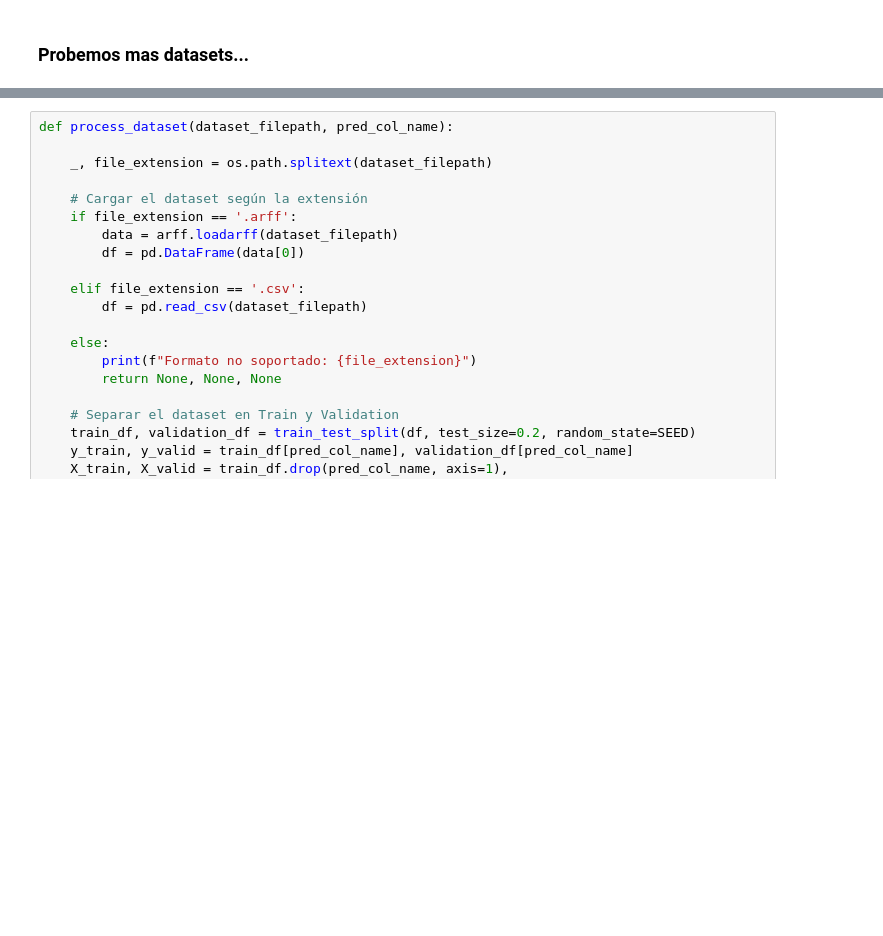
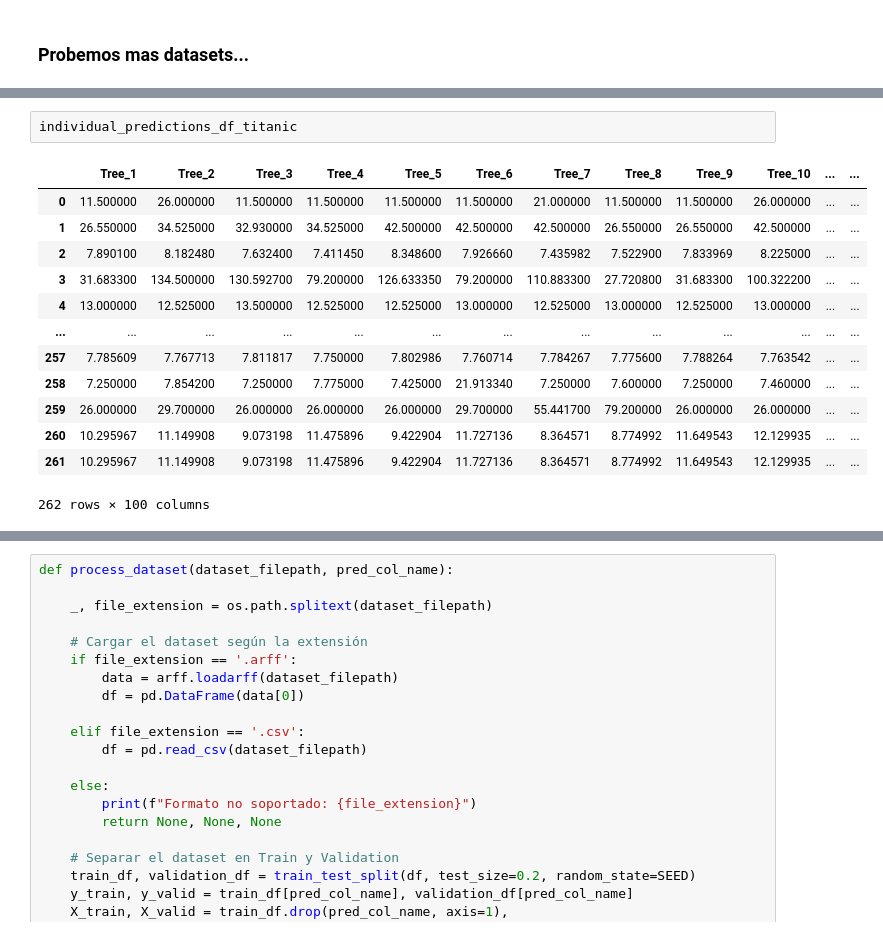
Before and after one commit to fedeegiorgi/proyecto-final, a Jupyter notebook: src/distribucion/analisis_distribucion.ipynb, the cells around one changed output, grey strips where cells are left out. Drawn from its saved outputs; the diff is of its cells as text; blank space fills up the shorter version.

```diff
--- a/src/distribucion/analisis_distribucion.ipynb
+++ b/src/distribucion/analisis_distribucion.ipynb
@@ -458,0 +523,16 @@ plt.show()
+# %%
+individual_predictions_df_titanic
+# %% [output]
+|  | Tree_1 | Tree_2 | Tree_3 | Tree_4 | Tree_5 | Tree_6 | Tree_7 | Tree_8 | Tree_9 | Tree_10 | ... | ... |
+| 0 | 11.500000 | 26.000000 | 11.500000 | 11.500000 | 11.500000 | 11.500000 | 21.000000 | 11.500000 | 11.500000 | 26.000000 | ... | ... |
+| 1 | 26.550000 | 34.525000 | 32.930000 | 34.525000 | 42.500000 | 42.500000 | 42.500000 | 26.550000 | 26.550000 | 42.500000 | ... | ... |
+| 2 | 7.890100 | 8.182480 | 7.632400 | 7.411450 | 8.348600 | 7.926660 | 7.435982 | 7.522900 | 7.833969 | 8.225000 | ... | ... |
+| 3 | 31.683300 | 134.500000 | 130.592700 | 79.200000 | 126.633350 | 79.200000 | 110.883300 | 27.720800 | 31.683300 | 100.322200 | ... | ... |
+| 4 | 13.000000 | 12.525000 | 13.500000 | 12.525000 | 12.525000 | 13.000000 | 12.525000 | 13.000000 | 12.525000 | 13.000000 | ... | ... |
+| ... | ... | ... | ... | ... | ... | ... | ... | ... | ... | ... | ... | ... |
+| 257 | 7.785609 | 7.767713 | 7.811817 | 7.750000 | 7.802986 | 7.760714 | 7.784267 | 7.775600 | 7.788264 | 7.763542 | ... | ... |
+| 258 | 7.250000 | 7.854200 | 7.250000 | 7.775000 | 7.425000 | 21.913340 | 7.250000 | 7.600000 | 7.250000 | 7.460000 | ... | ... |
+| 259 | 26.000000 | 29.700000 | 26.000000 | 26.000000 | 26.000000 | 29.700000 | 55.441700 | 79.200000 | 26.000000 | 26.000000 | ... | ... |
+| 260 | 10.295967 | 11.149908 | 9.073198 | 11.475896 | 9.422904 | 11.727136 | 8.364571 | 8.774992 | 11.649543 | 12.129935 | ... | ... |
+| 261 | 10.295967 | 11.149908 | 9.073198 | 11.475896 | 9.422904 | 11.727136 | 8.364571 | 8.774992 | 11.649543 | 12.129935 | ... | ... |
+262 rows × 100 columns
```
Also changed, not shown: parts of 9 cells of this notebook, 2 other files.
